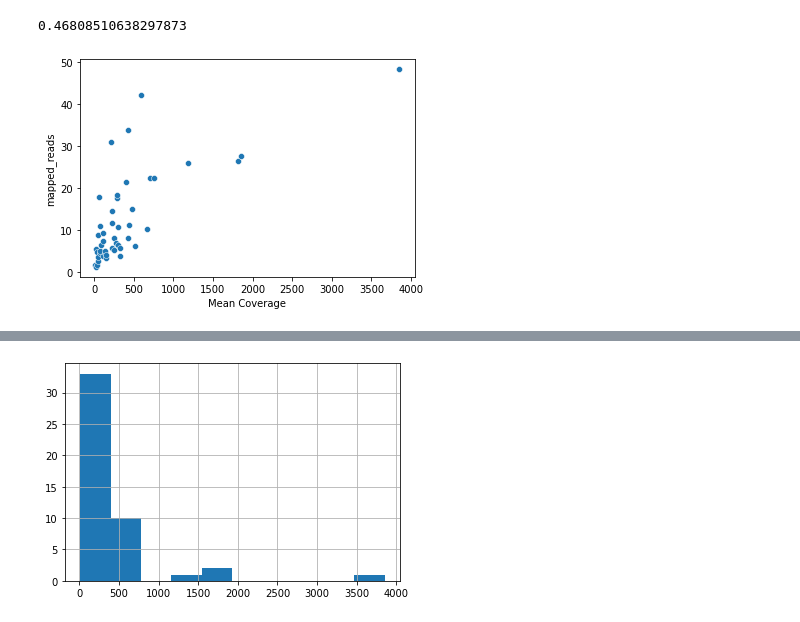
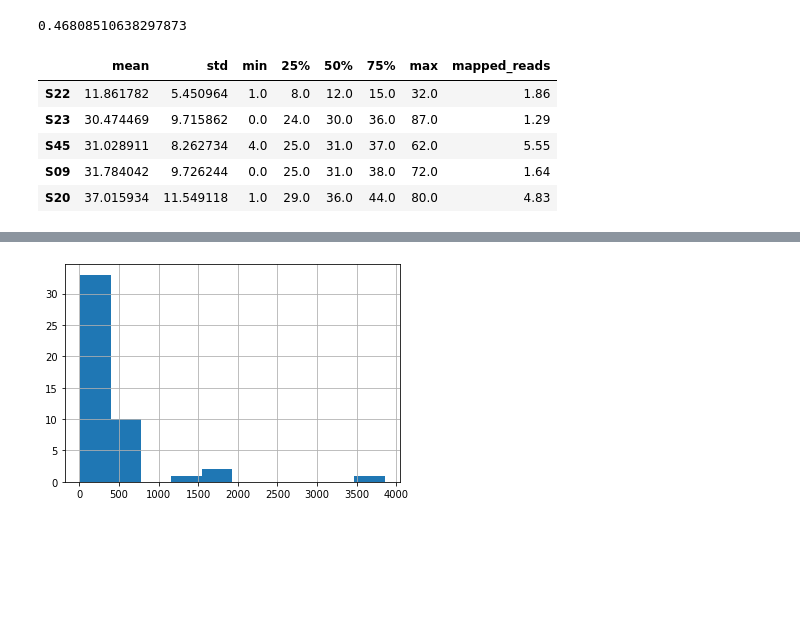
Before and after one commit to mitoclub/OldMenGenetics, a Jupyter notebook: notebooks/stats.ipynb, the cells around one changed output, grey strips where cells are left out. Cells and saved outputs as stored; diff of their text form; code cells hidden in the pictures; blank space fills up the shorter version.

```diff
--- a/notebooks/stats.ipynb
+++ b/notebooks/stats.ipynb
@@ -100,9 +101,15 @@ depth_stats
 # %% [output]
 0.46808510638297873
 # %%
-merged = pd.merge(depth_stats, mt_reads_share.set_index("sample"), left_index=True, right_index=True)
-sns.scatterplot(data=merged, x="mean", y="mapped_reads")
-plt.xlabel("Mean Coverage")
-plt.show()
+# merged = pd.merge(depth_stats, mt_reads_share.set_index("sample"), left_index=True, right_index=True)
+# merged.drop("count", axis=1).to_csv("../data/share/depth.csv")
-# %% [output]
-[figure, removed]
+# %%
+merged = pd.read_csv("../data/share/depth.csv", index_col=0)
+merged.head()
+# %% [output]
+|  | mean | std | min | 25% | 50% | 75% | max | mapped_reads |
+| S22 | 11.861782 | 5.450964 | 1.0 | 8.0 | 12.0 | 15.0 | 32.0 | 1.86 |
+| S23 | 30.474469 | 9.715862 | 0.0 | 24.0 | 30.0 | 36.0 | 87.0 | 1.29 |
+| S45 | 31.028911 | 8.262734 | 4.0 | 25.0 | 31.0 | 37.0 | 62.0 | 5.55 |
+| S09 | 31.784042 | 9.726244 | 0.0 | 25.0 | 31.0 | 38.0 | 72.0 | 1.64 |
+| S20 | 37.015934 | 11.549118 | 1.0 | 29.0 | 36.0 | 44.0 | 80.0 | 4.83 |
```
Also changed, not shown: parts of 5 cells of this notebook.
